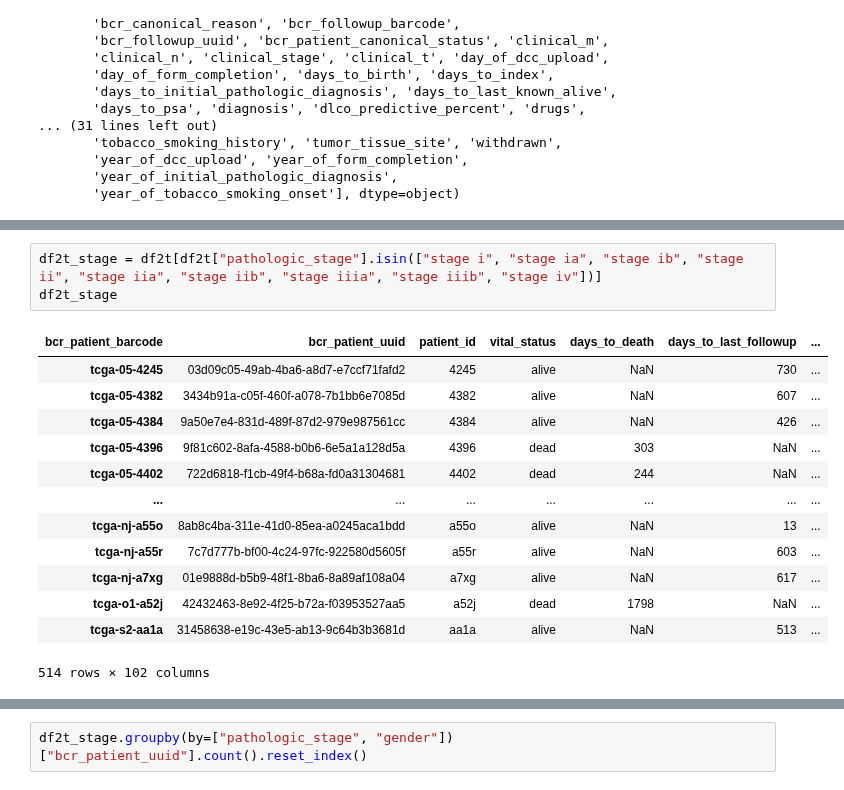
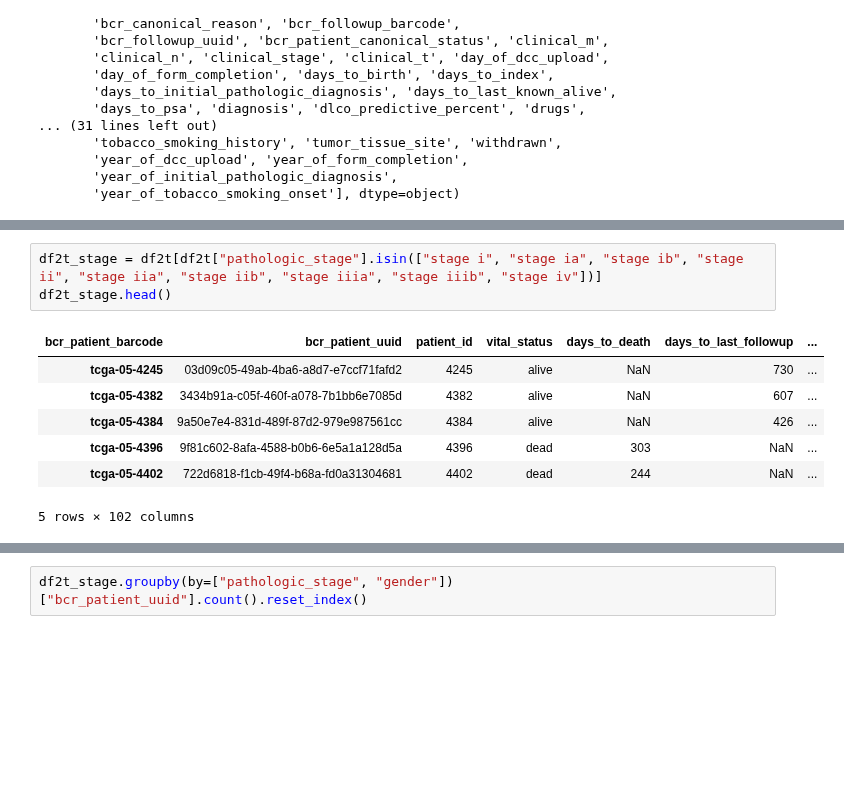
Before and after one commit to telenovelachuan/data_science, a Jupyter notebook: DATA_824/assignment6/assignment6.ipynb, the cells around one changed output, grey strips where cells are left out. Drawn from its saved outputs; the diff is of its cells as text; blank space fills up the shorter version.

```diff
--- a/DATA_824/assignment6/assignment6.ipynb
+++ b/DATA_824/assignment6/assignment6.ipynb
@@ -108,17 +59,11 @@ df2t
 # %%
 df2t_stage = df2t[df2t["pathologic_stage"].isin(["stage i", "stage ia", "stage ib", "stage ii", "stage iia", "stage iib", "stage iiia", "stage iiib", "stage iv"])]
-df2t_stage
+df2t_stage.head()
 # %% [output]
 | bcr_patient_barcode | bcr_patient_uuid | patient_id | vital_status | days_to_death | days_to_last_followup | ... |
 | tcga-05-4245 | 03d09c05-49ab-4ba6-a8d7-e7ccf71fafd2 | 4245 | alive | NaN | 730 | ... |
 | tcga-05-4382 | 3434b91a-c05f-460f-a078-7b1bb6e7085d | 4382 | alive | NaN | 607 | ... |
 | tcga-05-4384 | 9a50e7e4-831d-489f-87d2-979e987561cc | 4384 | alive | NaN | 426 | ... |
 | tcga-05-4396 | 9f81c602-8afa-4588-b0b6-6e5a1a128d5a | 4396 | dead | 303 | NaN | ... |
 | tcga-05-4402 | 722d6818-f1cb-49f4-b68a-fd0a31304681 | 4402 | dead | 244 | NaN | ... |
-| ... | ... | ... | ... | ... | ... | ... |
-| tcga-nj-a55o | 8ab8c4ba-311e-41d0-85ea-a0245aca1bdd | a55o | alive | NaN | 13 | ... |
-| tcga-nj-a55r | 7c7d777b-bf00-4c24-97fc-922580d5605f | a55r | alive | NaN | 603 | ... |
-| tcga-nj-a7xg | 01e9888d-b5b9-48f1-8ba6-8a89af108a04 | a7xg | alive | NaN | 617 | ... |
-| tcga-o1-a52j | 42432463-8e92-4f25-b72a-f03953527aa5 | a52j | dead | 1798 | NaN | ... |
-| tcga-s2-aa1a | 31458638-e19c-43e5-ab13-9c64b3b3681d | aa1a | alive | NaN | 513 | ... |
-514 rows × 102 columns
+5 rows × 102 columns
```
Also changed, not shown: parts of 10 cells of this notebook, 5 other files.
